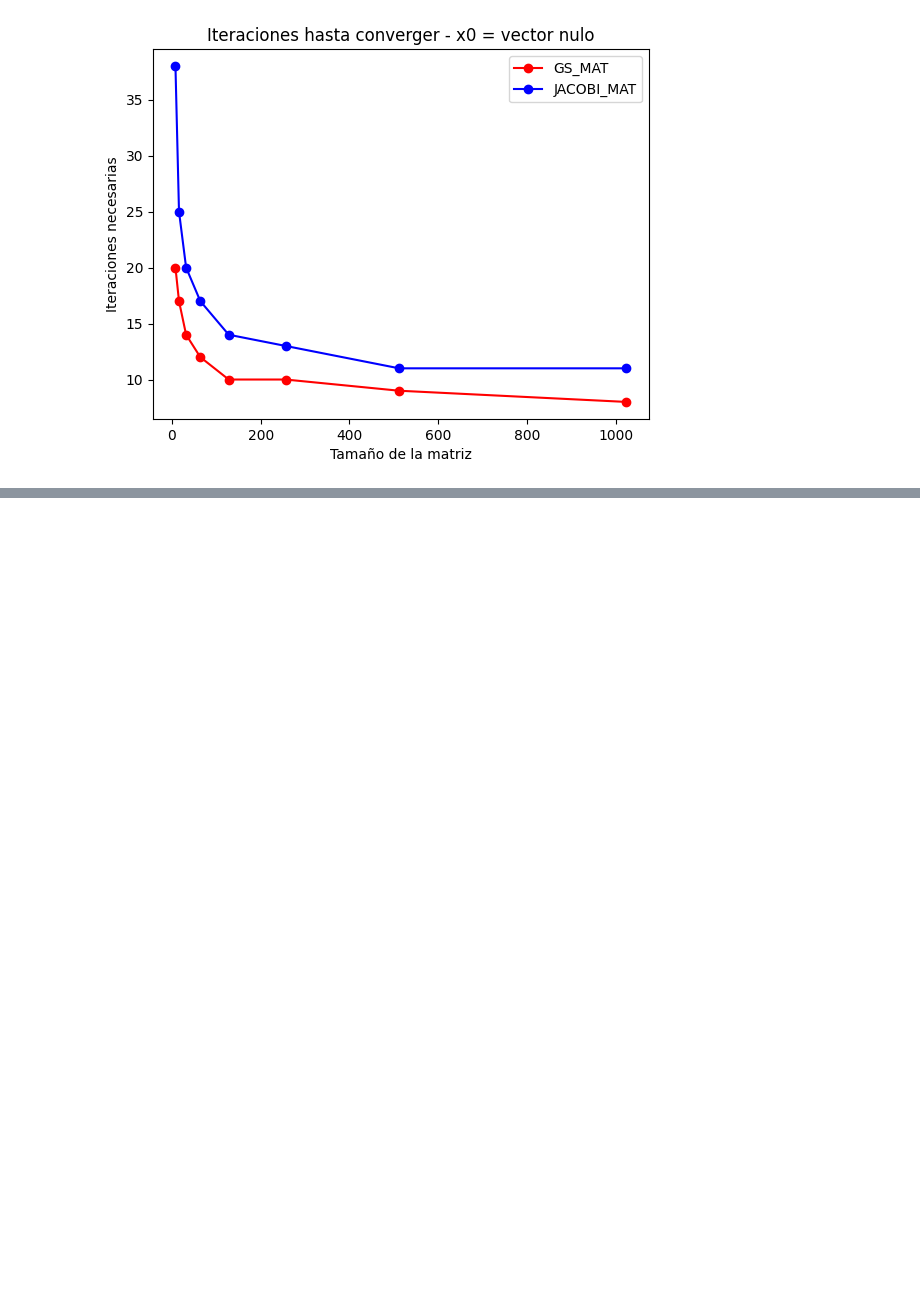
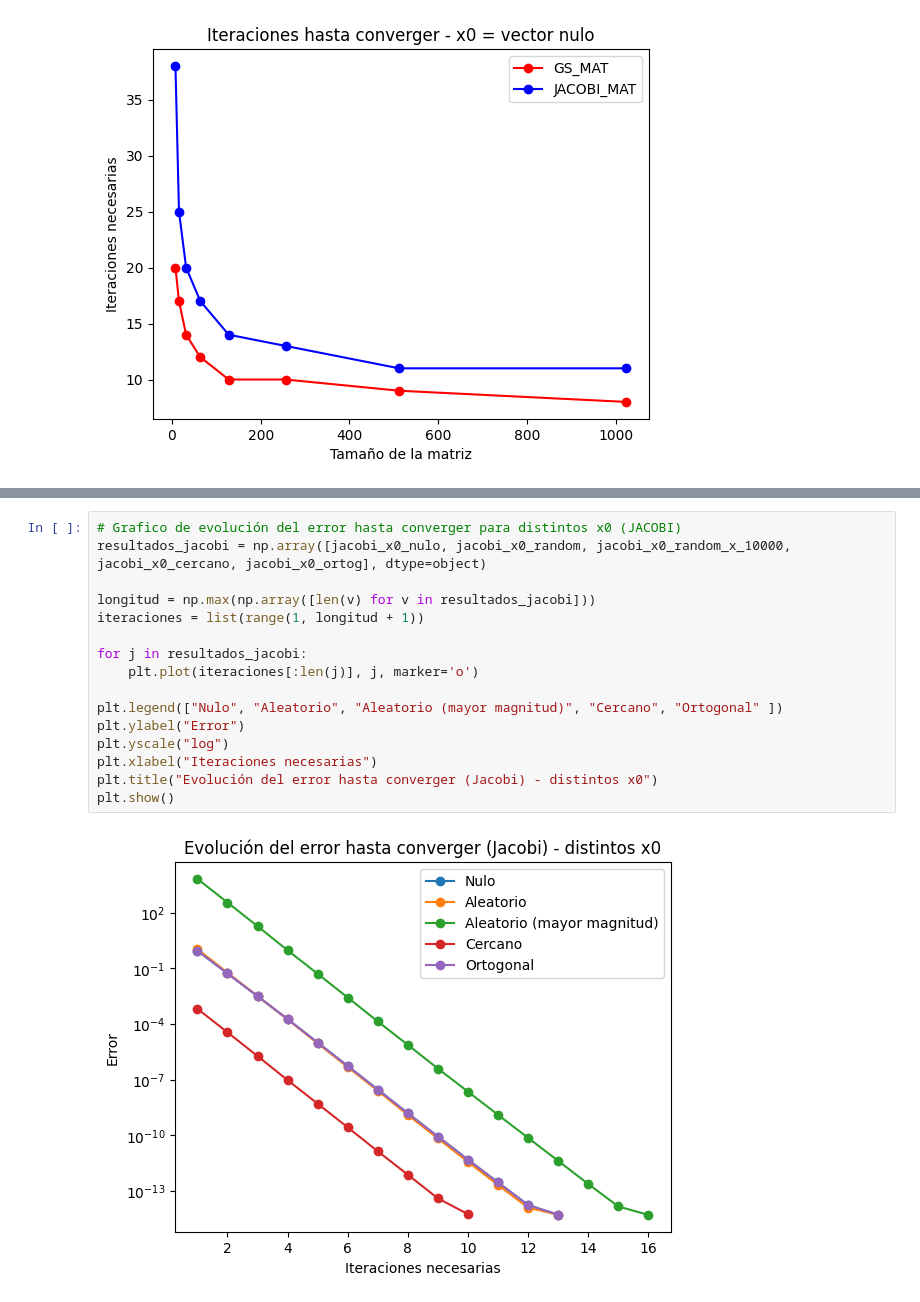
Before and after one commit to julian1vidal/tp3-metodos-2023-1c, a Jupyter notebook: src/exp.ipynb, the cells around one changed output, grey strips where cells are left out. Saved outputs shown, nothing was run; the diff lists cells and outputs as text; blank space fills up the shorter version.

Commit message:
graficos agregados: - variando x0 (para una misma matriz edd) - variando radio espectral de la matriz (con x0 random fijo)

```diff
--- a/src/exp.ipynb
+++ b/src/exp.ipynb
@@ -537,0 +682,18 @@ plt.show()
+# %%
+# Grafico de evolución del error hasta converger para distintos x0 (JACOBI)
+resultados_jacobi = np.array([jacobi_x0_nulo, jacobi_x0_random, jacobi_x0_random_x_10000, jacobi_x0_cercano, jacobi_x0_ortog], dtype=object)
+
+longitud = np.max(np.array([len(v) for v in resultados_jacobi]))
+iteraciones = list(range(1, longitud + 1))
+
+for j in resultados_jacobi:
+    plt.plot(iteraciones[:len(j)], j, marker='o')
+
+plt.legend(["Nulo", "Aleatorio", "Aleatorio (mayor magnitud)", "Cercano", "Ortogonal" ])
+plt.ylabel("Error")
+plt.yscale("log")
+plt.xlabel("Iteraciones necesarias")
+plt.title("Evolución del error hasta converger (Jacobi) - distintos x0")
+plt.show()
+# %% [output]
+[figure, added]
```
Also changed, not shown: parts of 16 cells of this notebook, 18 other files.
